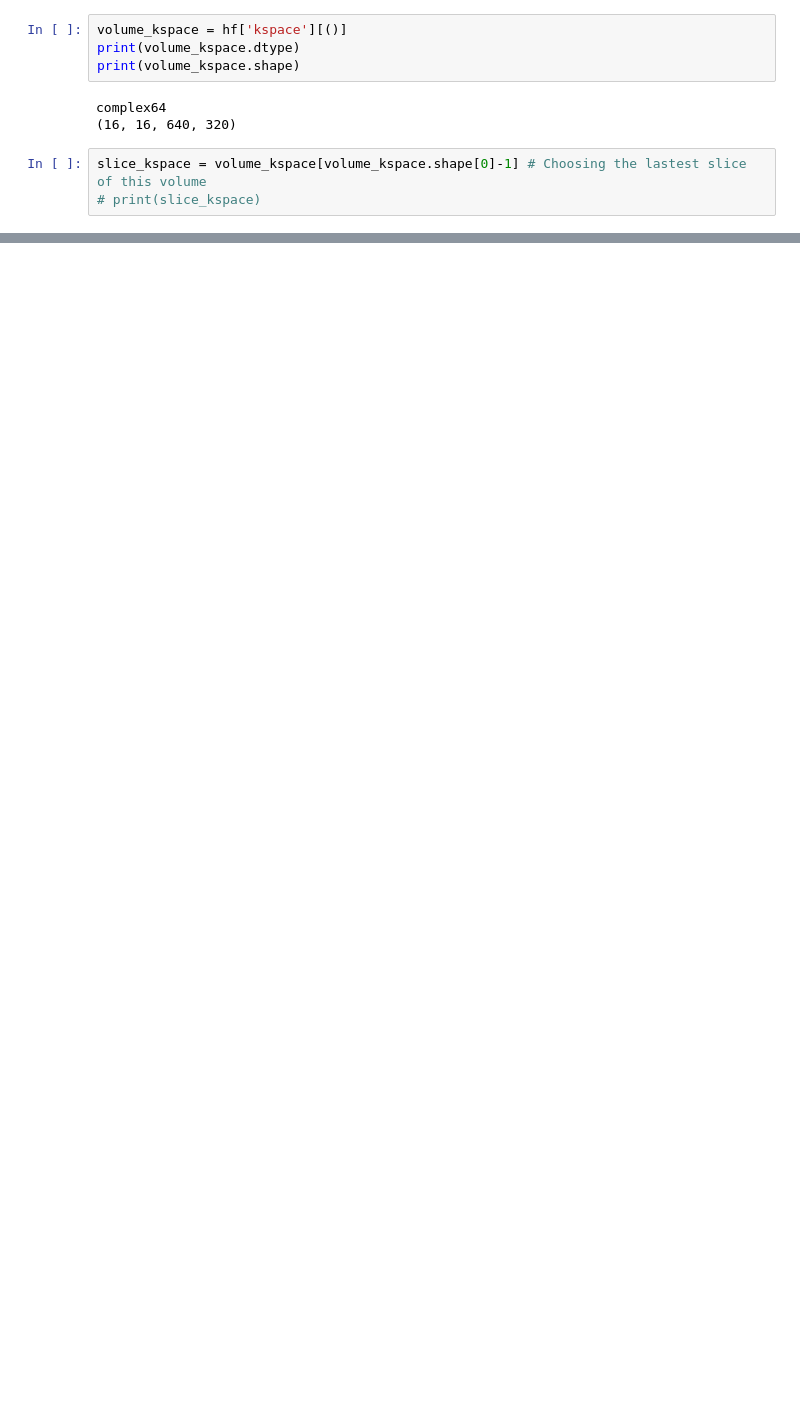
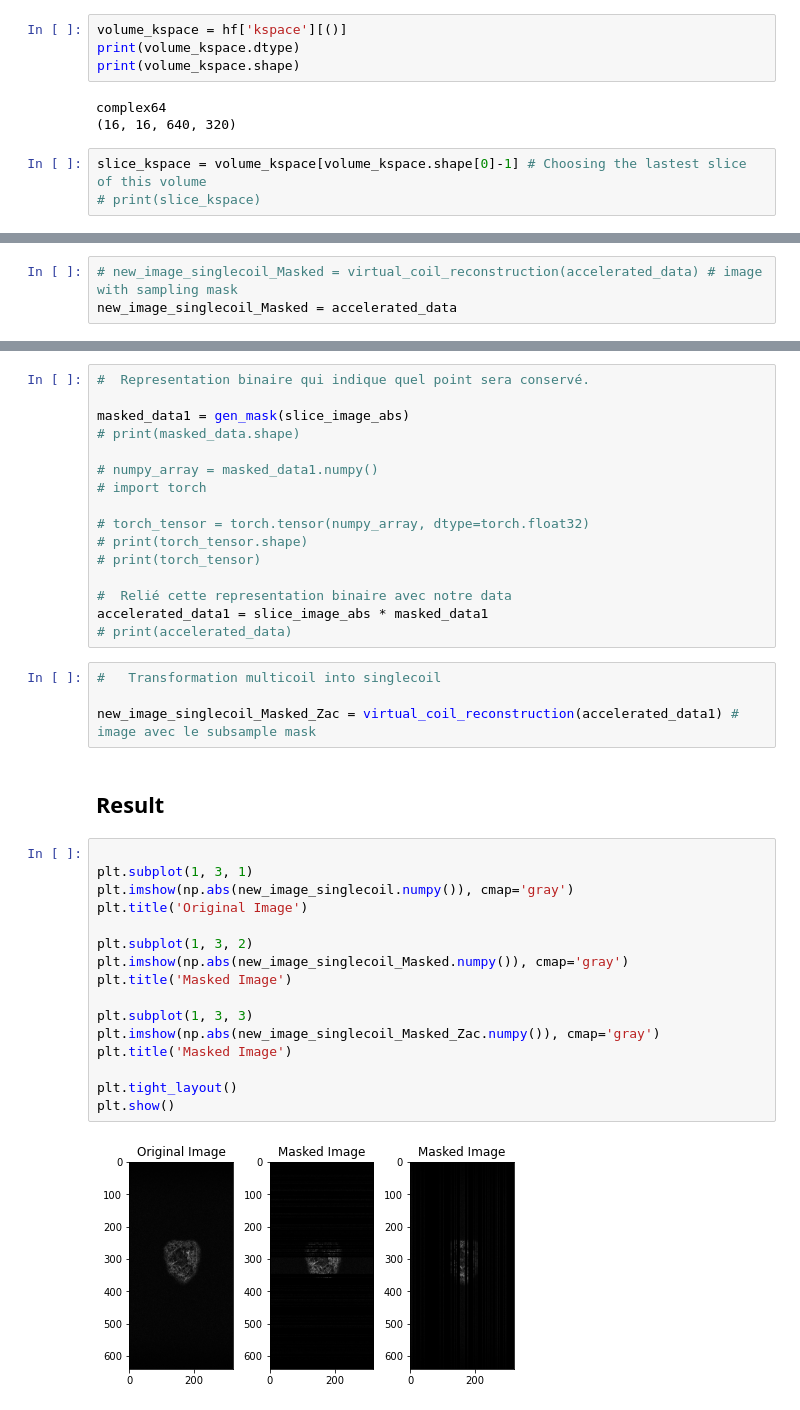
Before and after one commit to mind-inria/mri-dl-recon, a Jupyter notebook: src/mri_dlrecon/functions_torch/tuto_function_torch.ipynb, the cells around one changed output, grey strips where cells are left out. Saved outputs shown, nothing was run; the diff lists cells and outputs as text; blank space fills up the shorter version.

Commit message:
fix shape issues (not finish)

```diff
--- a/src/mri_dlrecon/functions_torch/tuto_function_torch.ipynb
+++ b/src/mri_dlrecon/functions_torch/tuto_function_torch.ipynb
@@ -82,0 +118,3 @@ OSError: Unable to synchronously open file (file signature not found)
+# %%
+# new_image_singlecoil_Masked = virtual_coil_reconstruction(accelerated_data) # image with sampling mask
+new_image_singlecoil_Masked = accelerated_data
@@ -82,0 +211,40 @@ OSError: Unable to synchronously open file (file signature not found)
+# %%
+#  Representation binaire qui indique quel point sera conservé.
+
+masked_data1 = gen_mask(slice_image_abs)
+# print(masked_data.shape)
+
+# numpy_array = masked_data1.numpy()
+# import torch
+
+# torch_tensor = torch.tensor(numpy_array, dtype=torch.float32)
+# print(torch_tensor.shape)
+# print(torch_tensor)
+
+#  Relié cette representation binaire avec notre data
+accelerated_data1 = slice_image_abs * masked_data1
+# print(accelerated_data)
+# %%
+#   Transformation multicoil into singlecoil
+
+new_image_singlecoil_Masked_Zac = virtual_coil_reconstruction(accelerated_data1) # image avec le subsample mask
+# %% [markdown]
+## Result
+# %%
+
+plt.subplot(1, 3, 1)
+plt.imshow(np.abs(new_image_singlecoil.numpy()), cmap='gray')
+plt.title('Original Image')
+
+plt.subplot(1, 3, 2)
+plt.imshow(np.abs(new_image_singlecoil_Masked.numpy()), cmap='gray')
+plt.title('Masked Image')
+
+plt.subplot(1, 3, 3)
+plt.imshow(np.abs(new_image_singlecoil_Masked_Zac.numpy()), cmap='gray')
+plt.title('Masked Image')
+
+plt.tight_layout()
+plt.show()
+# %% [output]
+[figure, added]
```
Also changed, not shown: parts of 19 cells of this notebook, 4 other files.
